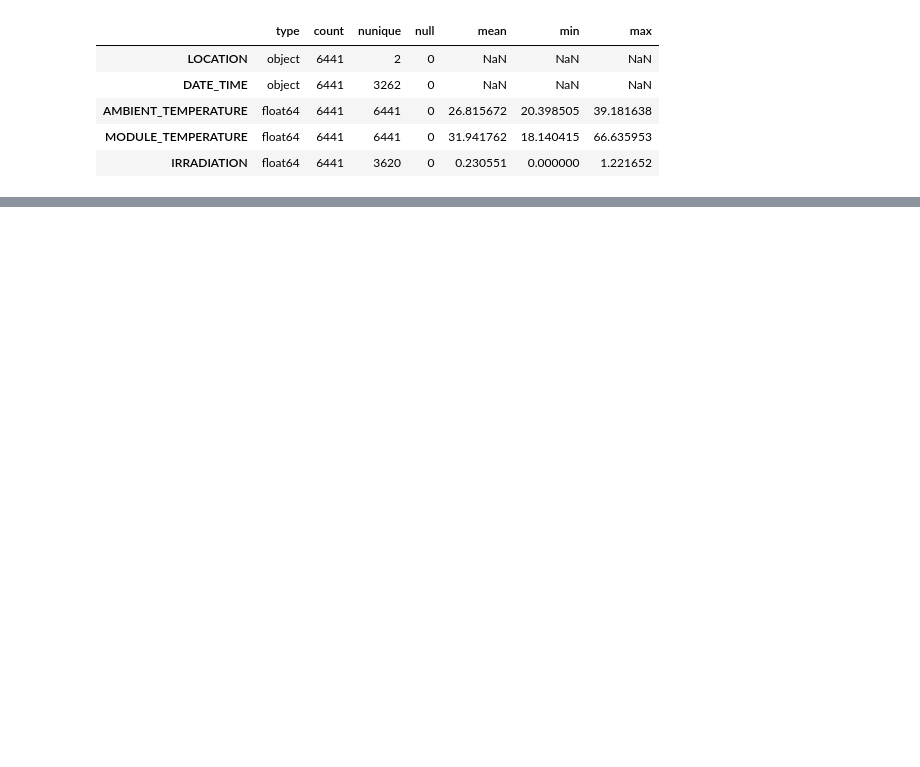
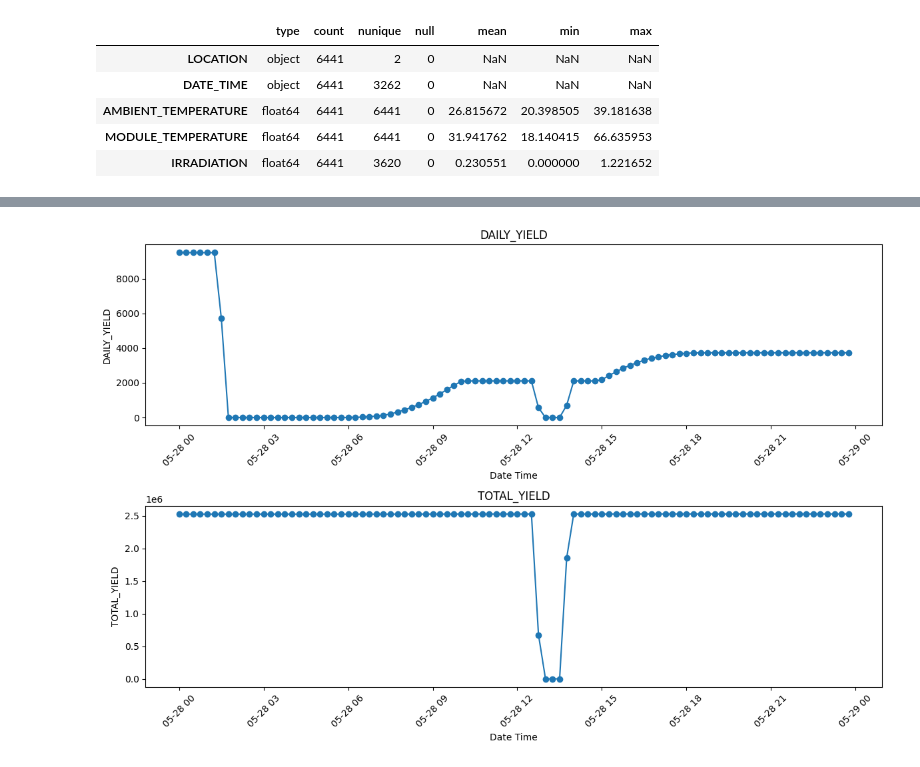
Before and after one commit to AkinduH/SLIIT-Datathon-2024, a Jupyter notebook: Data_Preparation.ipynb, the cells around one changed output, grey strips where cells are left out. Drawn from its saved outputs; the diff is of its cells as text; code cells hidden in the pictures; blank space fills up the shorter version.

```diff
--- a/Data_Preparation.ipynb
+++ b/Data_Preparation.ipynb
@@ -177,0 +191,14 @@ customDescription(df_B)
+# %%
+df_A['DATE_TIME'] = pd.to_datetime(df_A['DATE_TIME'])
+df_A['DATE'] = df_A['DATE_TIME'].dt.date
+df_A['DATE'] = pd.to_datetime(df_A['DATE'], format='%Y-%m-%d')
+df_A['TIME'] = df_A['DATE_TIME'].dt.time
+# df_A.drop(columns=['DATE_TIME'], inplace=True)
+df_A = df_A[['LOCATION', 'DATE_TIME', 'DATE', 'TIME', 'SENSOR_ID', 'DC_POWER', 'AC_POWER', 'DAILY_YIELD', 'TOTAL_YIELD', 'AMBIENT_TEMPERATURE', 'MODULE_TEMPERATURE', 'IRRADIATION']]
+
+df_B['DATE_TIME'] = pd.to_datetime(df_B['DATE_TIME'])
+df_B['DATE'] = df_B['DATE_TIME'].dt.date
+df_B['DATE'] = pd.to_datetime(df_B['DATE'], format='%Y-%m-%d')
+df_B['TIME'] = df_B['DATE_TIME'].dt.time
+# df_B.drop(columns=['DATE_TIME'], inplace=True)
+df_B = df_B[['LOCATION', 'DATE_TIME', 'DATE', 'TIME', 'SENSOR_ID', 'DC_POWER', 'AC_POWER', 'DAILY_YIELD', 'TOTAL_YIELD', 'AMBIENT_TEMPERATURE', 'MODULE_TEMPERATURE', 'IRRADIATION']]
@@ -177,0 +221,23 @@ customDescription(df_B)
+# %%
+# Filter the DataFrame for sensor 1
+sensor_1_df = df_B[(df_B['SENSOR_ID'] == 'sensor 4') & (df_B['DATE'] == '2020-05-28')]
+
+# Set up the plotting figure
+plt.figure(figsize=(12, 8))
+
+# Plot each feature with DATE_TIME on the x-axis
+features = ['DAILY_YIELD', 'TOTAL_YIELD']
+
+for i, feature in enumerate(features, 1):
+    plt.subplot(2, 1, i)  # Create subplots (3x3 grid)
+    plt.plot(sensor_1_df['DATE_TIME'], sensor_1_df[feature], marker='o')
+    plt.title(feature)
+    plt.xlabel('Date Time')
+    plt.xticks(rotation=45)
+    plt.ylabel(feature)
+
+# Adjust the layout for better spacing
+plt.tight_layout()
+plt.show()
+# %% [output]
+[figure, added]
```
Also changed, not shown: parts of 12 cells of this notebook.
